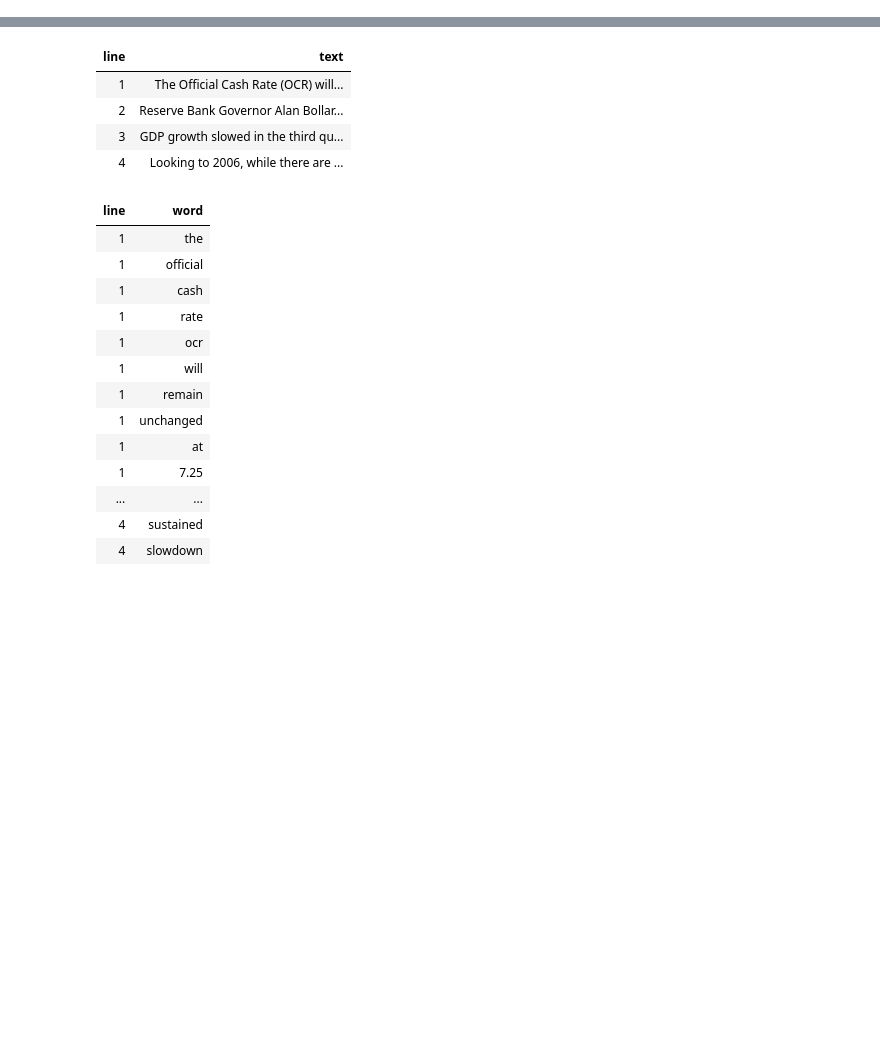
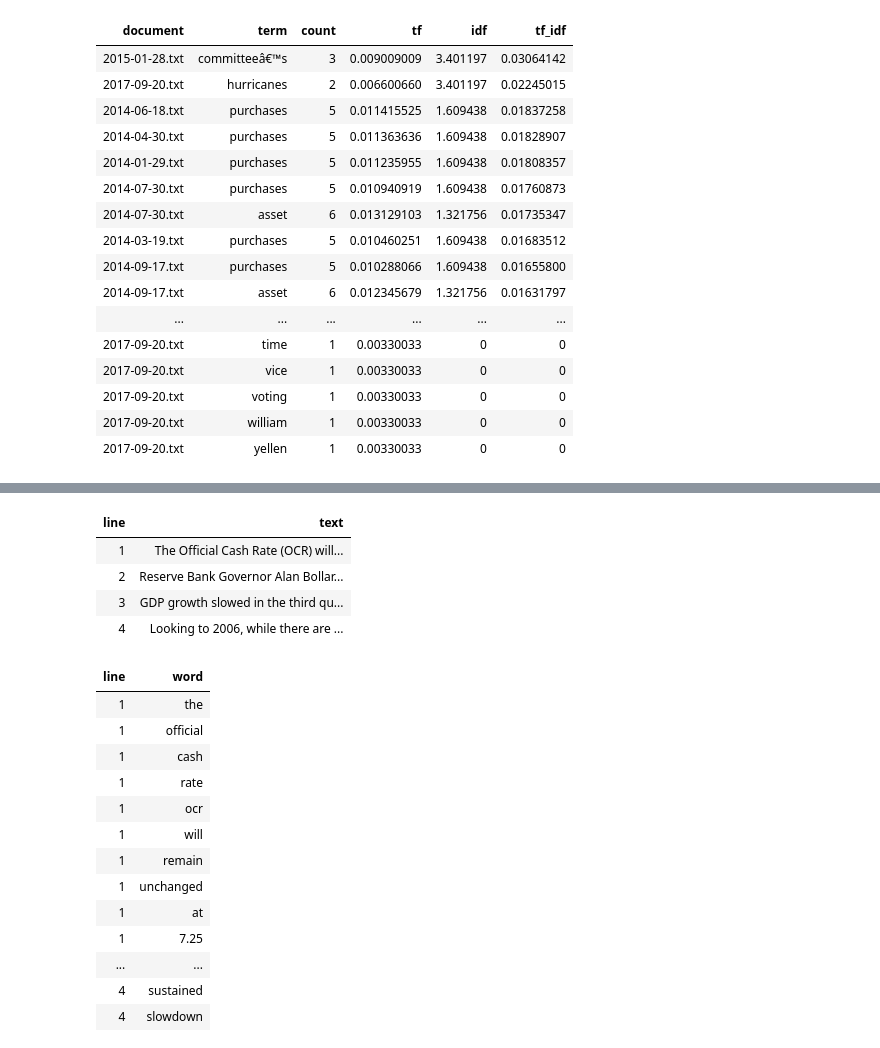
Before and after one commit to lachlandeer/central-bank-nlp, a Jupyter notebook: Tidy Text.ipynb, the cells around one changed output, grey strips where cells are left out. Cells and saved outputs as stored; diff of their text form; code cells hidden in the pictures; blank space fills up the shorter version.

```diff
--- a/Tidy Text.ipynb
+++ b/Tidy Text.ipynb
@@ -46,2 +151,25 @@ cb_td
+# %%
+cb_tf_idf <- cb_text %>%
+    bind_tf_idf(term, document, count) %>%
+    arrange(desc(tf_idf))
+cb_tf_idf
+# %% [output]
+| document | term | count | tf | idf | tf_idf |
+| 2015-01-28.txt | committeeâ€™s | 3 | 0.009009009 | 3.401197 | 0.03064142 |
+| 2017-09-20.txt | hurricanes | 2 | 0.006600660 | 3.401197 | 0.02245015 |
+| 2014-06-18.txt | purchases | 5 | 0.011415525 | 1.609438 | 0.01837258 |
+| 2014-04-30.txt | purchases | 5 | 0.011363636 | 1.609438 | 0.01828907 |
+| 2014-01-29.txt | purchases | 5 | 0.011235955 | 1.609438 | 0.01808357 |
+| 2014-07-30.txt | purchases | 5 | 0.010940919 | 1.609438 | 0.01760873 |
+| 2014-07-30.txt | asset | 6 | 0.013129103 | 1.321756 | 0.01735347 |
+| 2014-03-19.txt | purchases | 5 | 0.010460251 | 1.609438 | 0.01683512 |
+| 2014-09-17.txt | purchases | 5 | 0.010288066 | 1.609438 | 0.01655800 |
+| 2014-09-17.txt | asset | 6 | 0.012345679 | 1.321756 | 0.01631797 |
+| ... | ... | ... | ... | ... | ... |
+| 2017-09-20.txt | time | 1 | 0.00330033 | 0 | 0 |
+| 2017-09-20.txt | vice | 1 | 0.00330033 | 0 | 0 |
+| 2017-09-20.txt | voting | 1 | 0.00330033 | 0 | 0 |
+| 2017-09-20.txt | william | 1 | 0.00330033 | 0 | 0 |
+| 2017-09-20.txt | yellen | 1 | 0.00330033 | 0 | 0 |
 # %%
 # %% [output]
```
Also changed, not shown: parts of 18 cells of this notebook, 1 other file.
